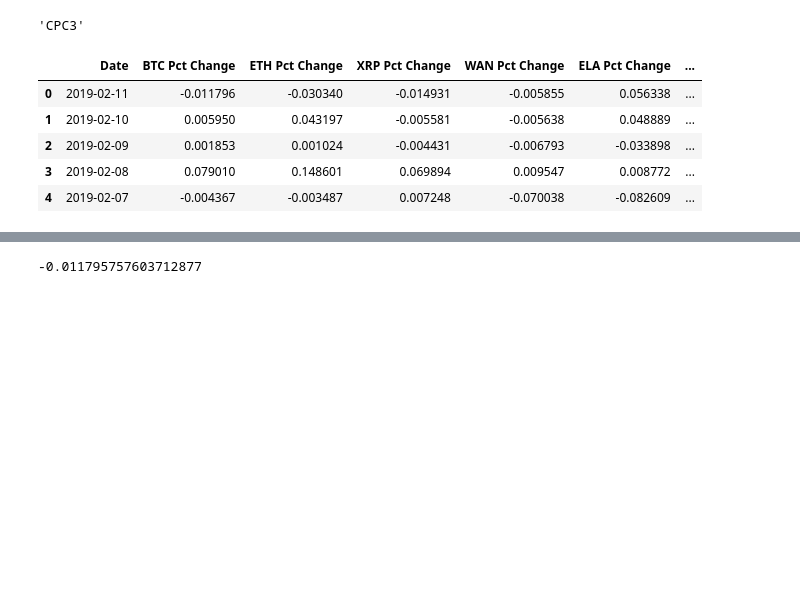
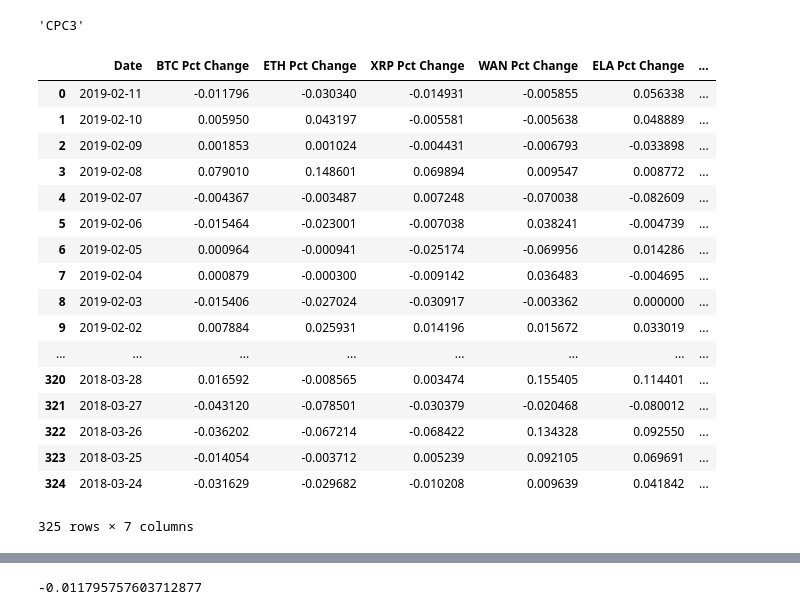
Before and after one commit to kevzha/CryptoAnalysis, a Jupyter notebook: Pct_change_df.ipynb, the cells around one changed output, grey strips where cells are left out. Saved outputs shown, nothing was run; the diff lists cells and outputs as text; code cells hidden in the pictures; blank space fills up the shorter version.

```diff
--- a/Pct_change_df.ipynb
+++ b/Pct_change_df.ipynb
@@ -45,13 +46,25 @@ pct_change = pct_change.rename(columns={ pct_change.columns[1]: "BTC Pct Change"
                                        pct_change.columns[5]: "ELA Pct Change",
                                        pct_change.columns[6]: "KCS Pct Change"})
 # %%
-pct_change.head()
+pct_change
 # %% [output]
 |  | Date | BTC Pct Change | ETH Pct Change | XRP Pct Change | WAN Pct Change | ELA Pct Change | ... |
 | 0 | 2019-02-11 | -0.011796 | -0.030340 | -0.014931 | -0.005855 | 0.056338 | ... |
 | 1 | 2019-02-10 | 0.005950 | 0.043197 | -0.005581 | -0.005638 | 0.048889 | ... |
 | 2 | 2019-02-09 | 0.001853 | 0.001024 | -0.004431 | -0.006793 | -0.033898 | ... |
 | 3 | 2019-02-08 | 0.079010 | 0.148601 | 0.069894 | 0.009547 | 0.008772 | ... |
 | 4 | 2019-02-07 | -0.004367 | -0.003487 | 0.007248 | -0.070038 | -0.082609 | ... |
+| 5 | 2019-02-06 | -0.015464 | -0.023001 | -0.007038 | 0.038241 | -0.004739 | ... |
+| 6 | 2019-02-05 | 0.000964 | -0.000941 | -0.025174 | -0.069956 | 0.014286 | ... |
+| 7 | 2019-02-04 | 0.000879 | -0.000300 | -0.009142 | 0.036483 | -0.004695 | ... |
+| 8 | 2019-02-03 | -0.015406 | -0.027024 | -0.030917 | -0.003362 | 0.000000 | ... |
+| 9 | 2019-02-02 | 0.007884 | 0.025931 | 0.014196 | 0.015672 | 0.033019 | ... |
+| ... | ... | ... | ... | ... | ... | ... | ... |
+| 320 | 2018-03-28 | 0.016592 | -0.008565 | 0.003474 | 0.155405 | 0.114401 | ... |
+| 321 | 2018-03-27 | -0.043120 | -0.078501 | -0.030379 | -0.020468 | -0.080012 | ... |
+| 322 | 2018-03-26 | -0.036202 | -0.067214 | -0.068422 | 0.134328 | 0.092550 | ... |
+| 323 | 2018-03-25 | -0.014054 | -0.003712 | 0.005239 | 0.092105 | 0.069691 | ... |
+| 324 | 2018-03-24 | -0.031629 | -0.029682 | -0.010208 | 0.009639 | 0.041842 | ... |
+325 rows × 7 columns
 # %%
 pct_change_tf = pct_change
```
Also changed, not shown: parts of 10 cells of this notebook.
